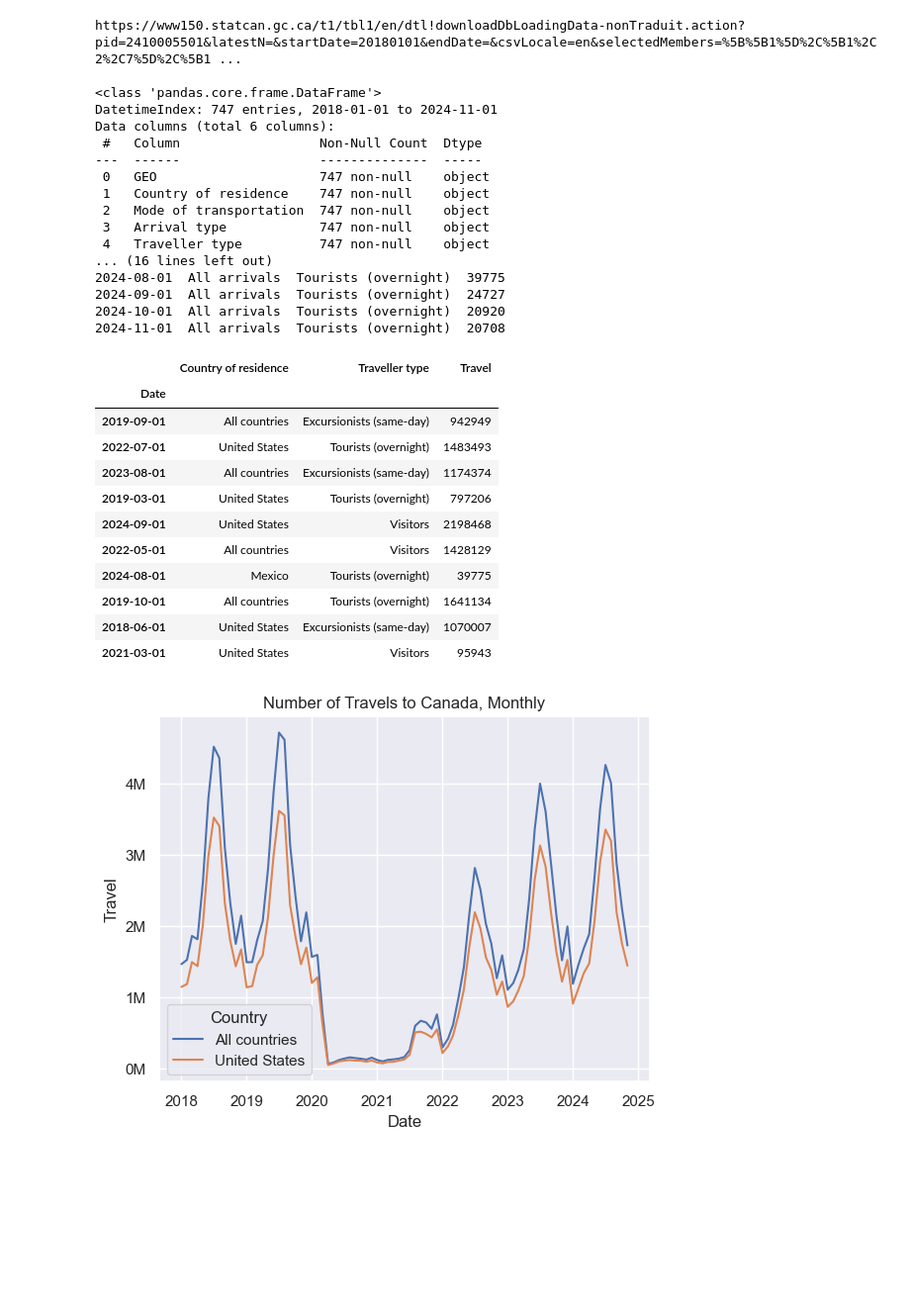
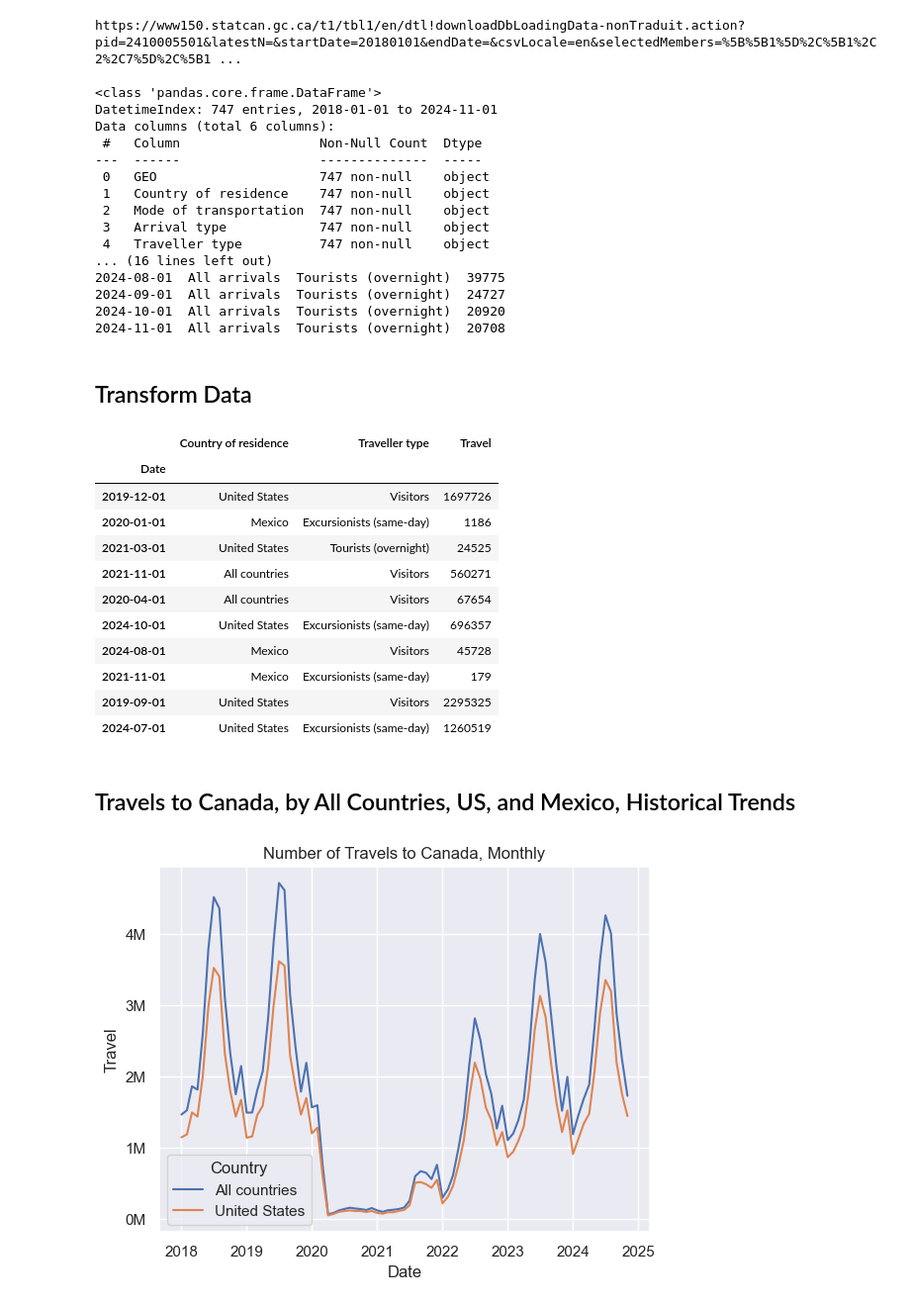
Before and after one commit to mahdi-ghafarian/data-analysis, a Jupyter notebook: tourism/frontier-counts.ipynb, the cells around one changed output. Shown at 99% size. Cells and saved outputs as stored; diff of their text form; code cells hidden in the pictures; blank space fills up the shorter version.

```diff
--- a/tourism/frontier-counts.ipynb
+++ b/tourism/frontier-counts.ipynb
@@ -44,28 +51,39 @@ Data columns (total 6 columns):
 2024-09-01  All arrivals  Tourists (overnight)  24727
 2024-10-01  All arrivals  Tourists (overnight)  20920
 2024-11-01  All arrivals  Tourists (overnight)  20708
+# %% [markdown]
+## Transform Data
 # %%
 # Rename columns and index
 df=df.rename(columns={'GEO': 'Destination','VALUE': 'Travel'})
 df=df.rename_axis('Date')
+
+# drop columns
 df=df.drop(columns=['Destination','Mode of transportation','Arrival type'])
-df['Country of residence'].replace({'Non-resident visitors entering Canada':'All countries',
-    'United States of America residents entering Canada':'United States'},inplace=True)
+
+# replace values
+df['Country of residence'].replace \
+    ({'Non-resident visitors entering Canada':'All countries',
+    'United States of America residents entering Canada':'United States'},
+    inplace=True)
+
+# display data
+df.sample(10)
+# %% [output]
+|  | Country of residence | Traveller type | Travel |
+| Date |  |  |  |
+| 2019-12-01 | United States | Visitors | 1697726 |
+| 2020-01-01 | Mexico | Excursionists (same-day) | 1186 |
+| 2021-03-01 | United States | Tourists (overnight) | 24525 |
+| 2021-11-01 | All countries | Visitors | 560271 |
+| 2020-04-01 | All countries | Visitors | 67654 |
+| 2024-10-01 | United States | Excursionists (same-day) | 696357 |
+| 2024-08-01 | Mexico | Visitors | 45728 |
+| 2021-11-01 | Mexico | Excursionists (same-day) | 179 |
+| 2019-09-01 | United States | Visitors | 2295325 |
+| 2024-07-01 | United States | Excursionists (same-day) | 1260519 |
-# %%
-df.sample(10)
-# %% [output]
-|  | Country of residence | Traveller type | Travel |
-| Date |  |  |  |
-| 2019-09-01 | All countries | Excursionists (same-day) | 942949 |
-| 2022-07-01 | United States | Tourists (overnight) | 1483493 |
-| 2023-08-01 | All countries | Excursionists (same-day) | 1174374 |
-| 2019-03-01 | United States | Tourists (overnight) | 797206 |
-| 2024-09-01 | United States | Visitors | 2198468 |
-| 2022-05-01 | All countries | Visitors | 1428129 |
-| 2024-08-01 | Mexico | Tourists (overnight) | 39775 |
-| 2019-10-01 | All countries | Tourists (overnight) | 1641134 |
-| 2018-06-01 | United States | Excursionists (same-day) | 1070007 |
-| 2021-03-01 | United States | Visitors | 95943 |
+# %% [markdown]
+## Travels to Canada, by All Countries, US, and Mexico, Historical Trends
 # %%
 cond1 = (df['Country of residence'] == 'All countries') | \
     (df['Country of residence'] == 'United States')
```
Also changed, not shown: parts of 17 cells of this notebook, 2 other files.
